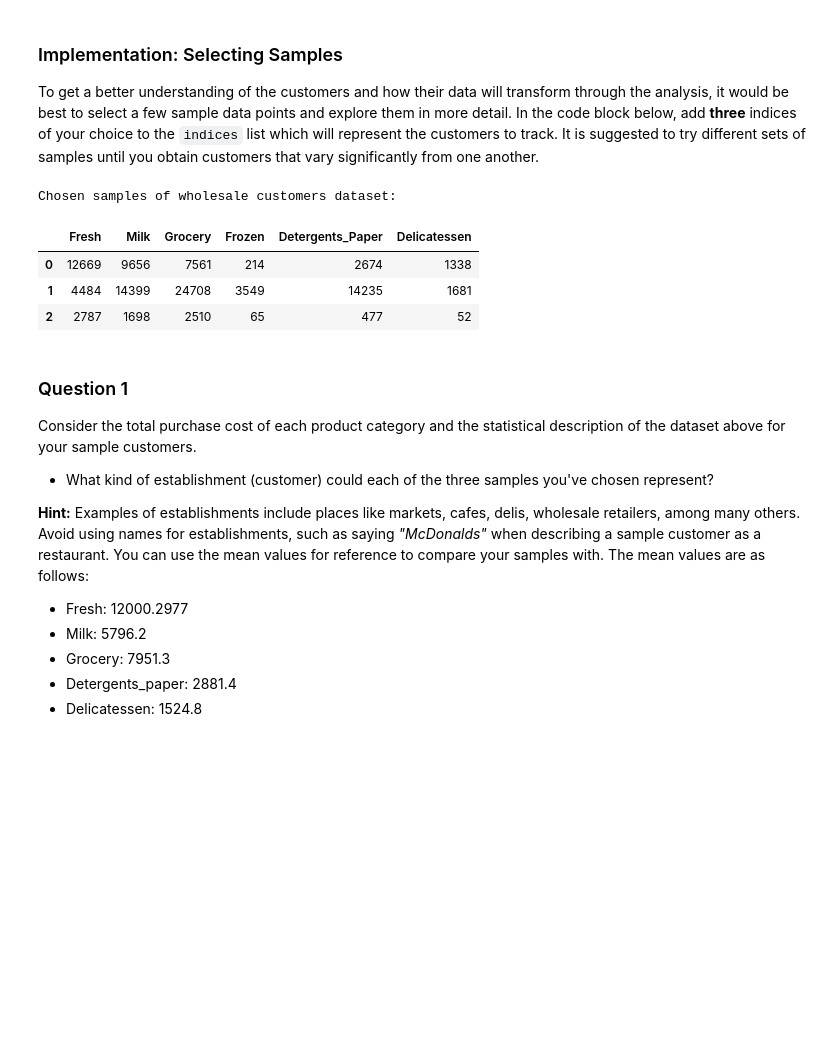
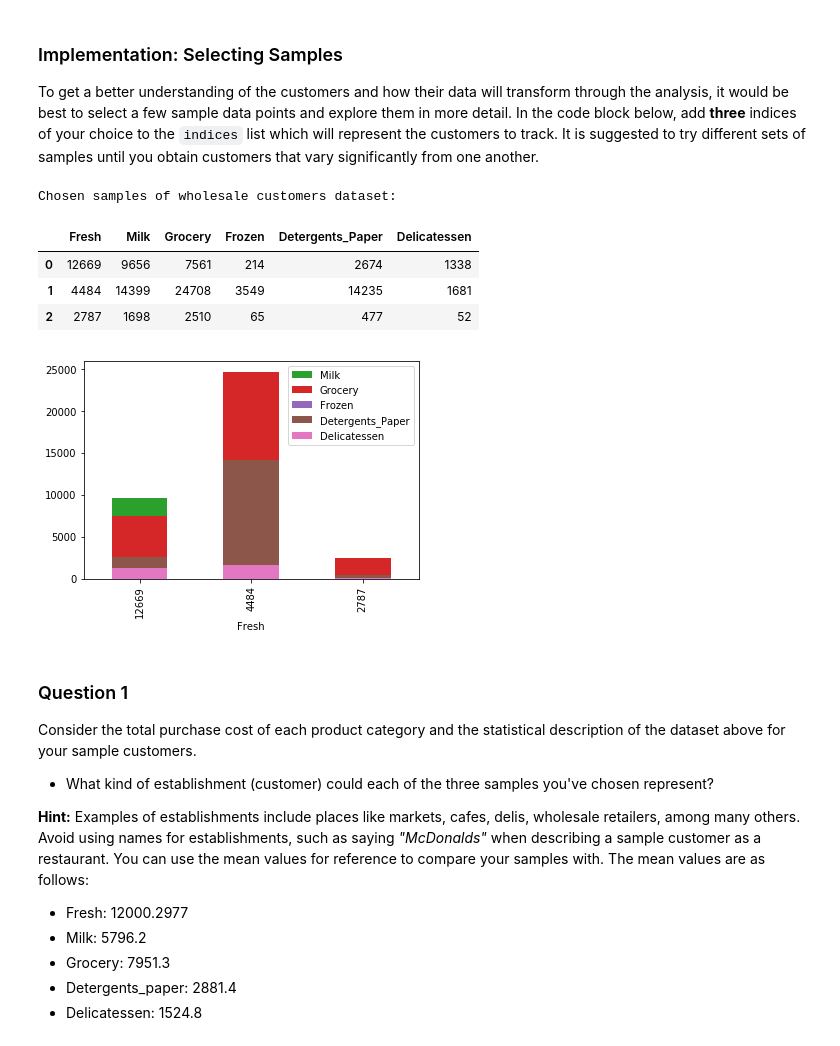
Before and after one commit to cjbarker/ml-nanodegree, a Jupyter notebook: customer-segments/customer_segments.ipynb, the cells around one changed output. Cells and saved outputs as stored; diff of their text form; code cells hidden in the pictures; blank space fills up the shorter version.

Commit message:
Plotted visualization of samples

```diff
--- a/customer-segments/customer_segments.ipynb
+++ b/customer-segments/customer_segments.ipynb
@@ -61,17 +61,30 @@ To get a better understanding of the customers and how their data will transform
 # %%
 # TODO: Select three indices of your choice you wish to sample from the dataset
 indices = [0, 201, 439]
 
 # Create a DataFrame of the chosen samples
 samples = pd.DataFrame(data.loc[indices], columns = data.keys()).reset_index(drop = True)
 print("Chosen samples of wholesale customers dataset:")
 display(samples)
+
+# Plot samples for visualization
+import matplotlib.pyplot as plt
+
+ax = plt.gca()
+samples.plot(x="Fresh", y="Milk", kind="bar", ax=ax, color="C2")
+samples.plot(x="Fresh", y="Grocery", kind="bar", ax=ax, color="C3")
+samples.plot(x="Fresh", y="Frozen", kind="bar", ax=ax, color="C4")
+samples.plot(x="Fresh", y="Detergents_Paper", kind="bar", ax=ax, color="C5")
+samples.plot(x="Fresh", y="Delicatessen", kind="bar", ax=ax, color="C6")
+
+plt.show()
 # %% [output]
 Chosen samples of wholesale customers dataset:
 |  | Fresh | Milk | Grocery | Frozen | Detergents_Paper | Delicatessen |
 | 0 | 12669 | 9656 | 7561 | 214 | 2674 | 1338 |
 | 1 | 4484 | 14399 | 24708 | 3549 | 14235 | 1681 |
 | 2 | 2787 | 1698 | 2510 | 65 | 477 | 52 |
+[figure, added]
 # %% [markdown]
 ### Question 1
 Consider the total purchase cost of each product category and the statistical description of the dataset above for your sample customers.
```
Also changed, not shown: parts of 2 cells of this notebook.
